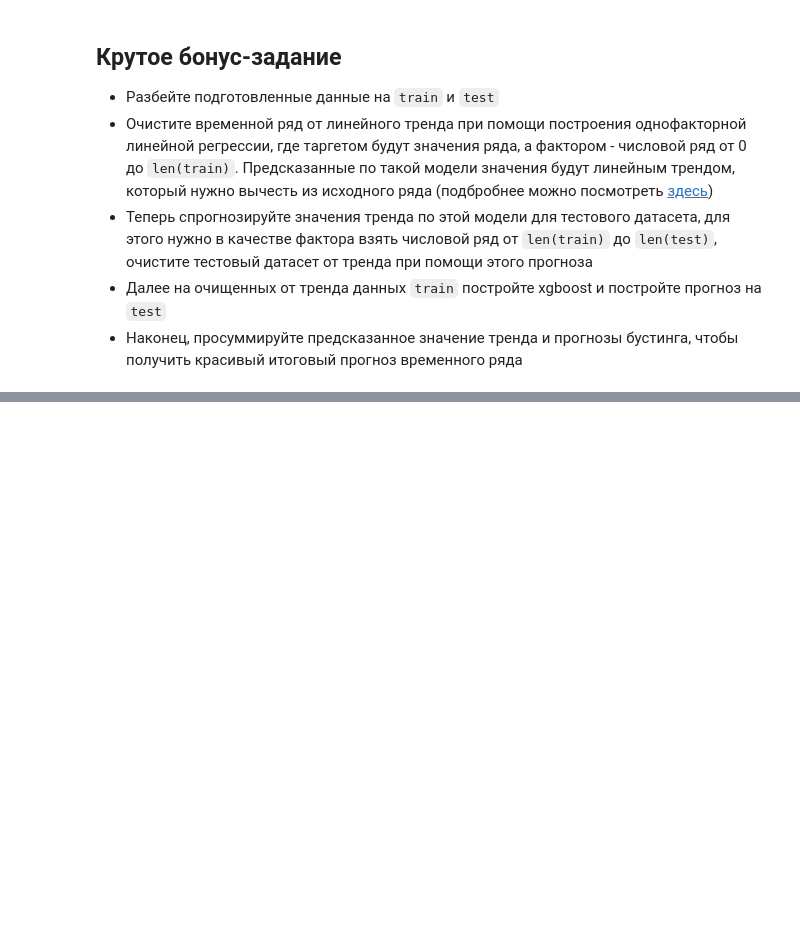
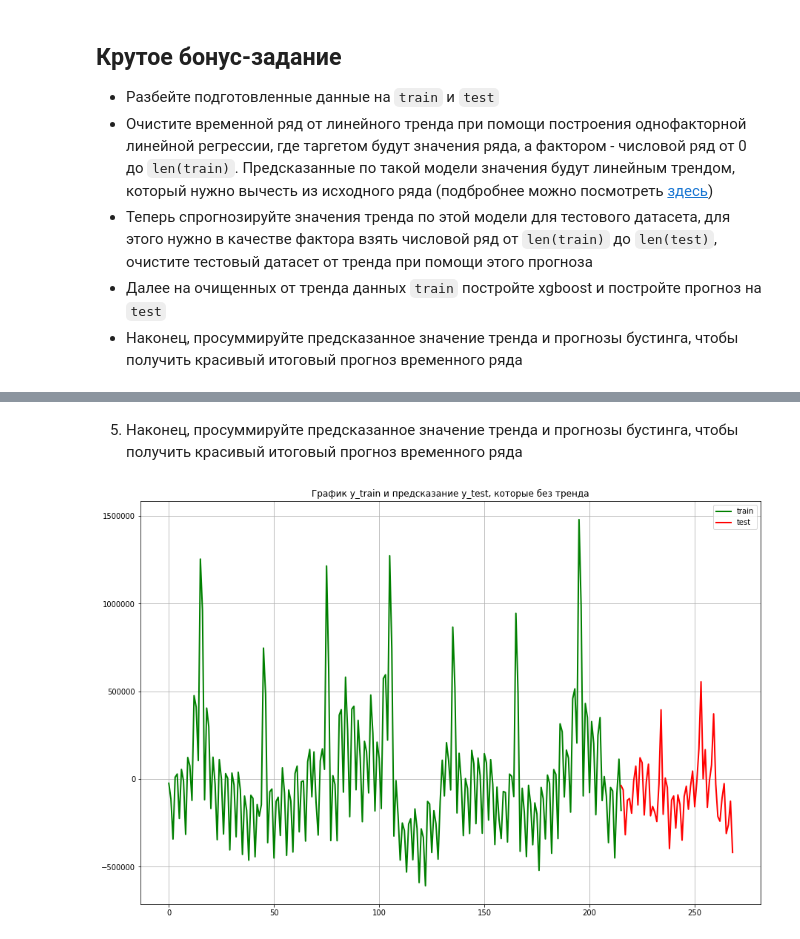
Before and after one commit to artwist-polyakov/sfml, a Jupyter notebook: hw_08/TimeSeries_in_Python_HW.ipynb, the cells around one changed output, grey strips where cells are left out. Saved outputs shown, nothing was run; the diff lists cells and outputs as text; code cells hidden in the pictures; blank space fills up the shorter version.

```diff
--- a/hw_08/TimeSeries_in_Python_HW.ipynb
+++ b/hw_08/TimeSeries_in_Python_HW.ipynb
@@ -862,0 +923,19 @@ ValueError: shapes (54,28) and (1,) not aligned: 28 (dim 1) != 1 (dim 0)
+# %% [markdown]
+5) Наконец, просуммируйте предсказанное значение тренда и прогнозы бустинга, чтобы получить красивый итоговый прогноз временного ряда
+# %%
+plt.figure(figsize=(15, 10))
+
+prediction_train = xgb.predict(X_train_scaled)
+plt.plot(range(0,len(prediction_train)), prediction_train, "g", label="train", linewidth=2.0)
+
+prediction_test = xgb.predict(X_test_scaled)
+plt.plot(range(len(prediction_train)-1,
+               len(prediction_train)-1+len(prediction_test)),
+         prediction_test, "r" ,label="test", linewidth=2.0)
+
+plt.grid(True)
+plt.legend()
+plt.title('График y_train и предсказание y_test, которые без тренда')
+plt.show()
+# %% [output]
+[figure, added]
```
Also changed, not shown: parts of 12 cells of this notebook.
